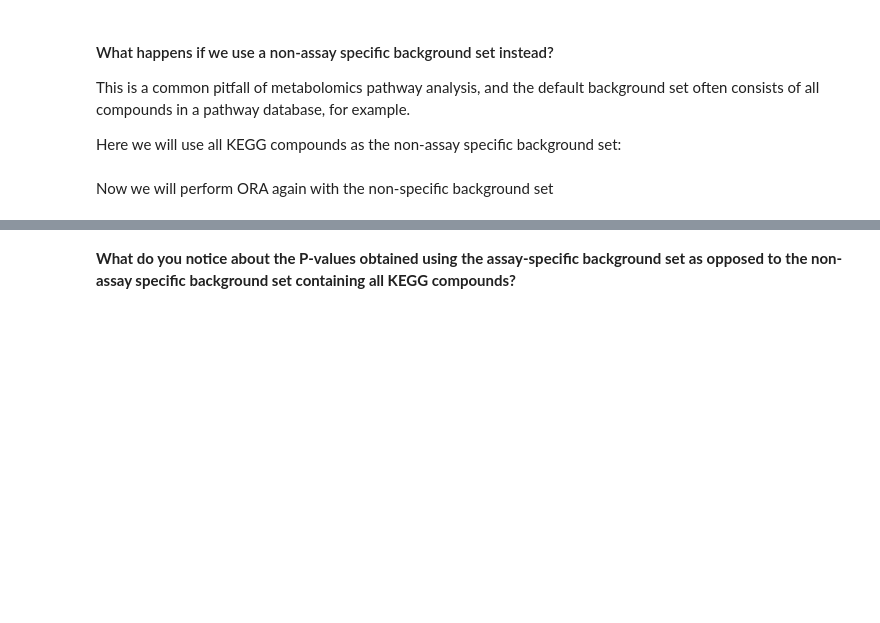
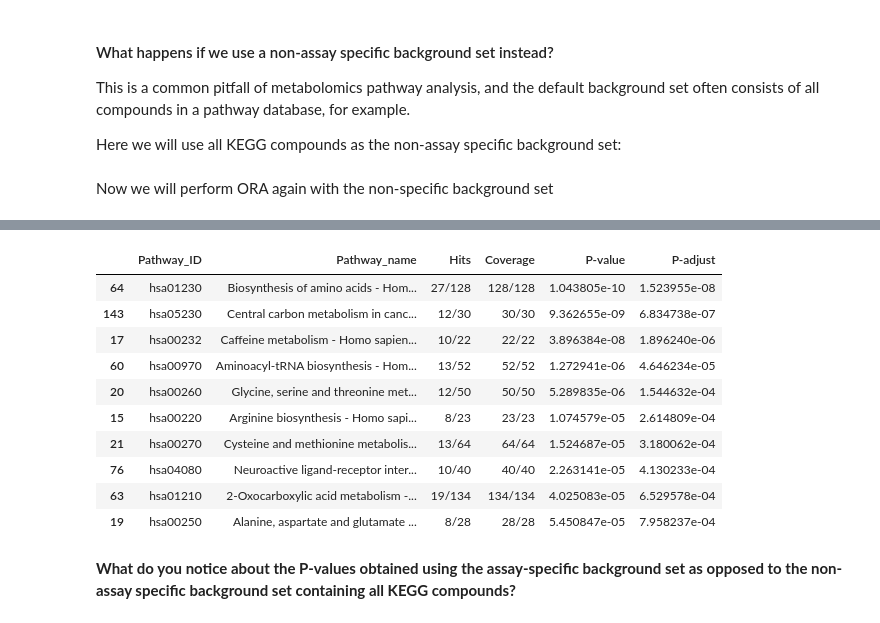
Before and after one commit to cwieder/met-pathway-tutorial, a Jupyter notebook: Intro_to_data_analysis_pathway_tutorial.ipynb, the cells around one changed output, grey strips where cells are left out. Saved outputs shown, nothing was run; the diff lists cells and outputs as text; code cells hidden in the pictures; blank space fills up the shorter version.

```diff
--- a/Intro_to_data_analysis_pathway_tutorial.ipynb
+++ b/Intro_to_data_analysis_pathway_tutorial.ipynb
@@ -262,3 +339,18 @@ plt.show()
+# %%
+# Look at the results of the top 10 enriched pathways using the non-assay-specific background set.
+top_10_ora_res_non_specific
+# %% [output]
+|  | Pathway_ID | Pathway_name | Hits | Coverage | P-value | P-adjust |
+| 64 | hsa01230 | Biosynthesis of amino acids - Hom... | 27/128 | 128/128 | 1.043805e-10 | 1.523955e-08 |
+| 143 | hsa05230 | Central carbon metabolism in canc... | 12/30 | 30/30 | 9.362655e-09 | 6.834738e-07 |
+| 17 | hsa00232 | Caffeine metabolism - Homo sapien... | 10/22 | 22/22 | 3.896384e-08 | 1.896240e-06 |
+| 60 | hsa00970 | Aminoacyl-tRNA biosynthesis - Hom... | 13/52 | 52/52 | 1.272941e-06 | 4.646234e-05 |
+| 20 | hsa00260 | Glycine, serine and threonine met... | 12/50 | 50/50 | 5.289835e-06 | 1.544632e-04 |
+| 15 | hsa00220 | Arginine biosynthesis - Homo sapi... | 8/23 | 23/23 | 1.074579e-05 | 2.614809e-04 |
+| 21 | hsa00270 | Cysteine and methionine metabolis... | 13/64 | 64/64 | 1.524687e-05 | 3.180062e-04 |
+| 76 | hsa04080 | Neuroactive ligand-receptor inter... | 10/40 | 40/40 | 2.263141e-05 | 4.130233e-04 |
+| 63 | hsa01210 | 2-Oxocarboxylic acid metabolism -... | 19/134 | 134/134 | 4.025083e-05 | 6.529578e-04 |
+| 19 | hsa00250 | Alanine, aspartate and glutamate ... | 8/28 | 28/28 | 5.450847e-05 | 7.958237e-04 |
 # %% [markdown]
 <b>What do you notice about the P-values obtained using the assay-specific background set as opposed to the non-assay specific background set containing all KEGG compounds?</b>
 # %% [markdown]
```
Also changed, not shown: parts of 29 cells of this notebook.
